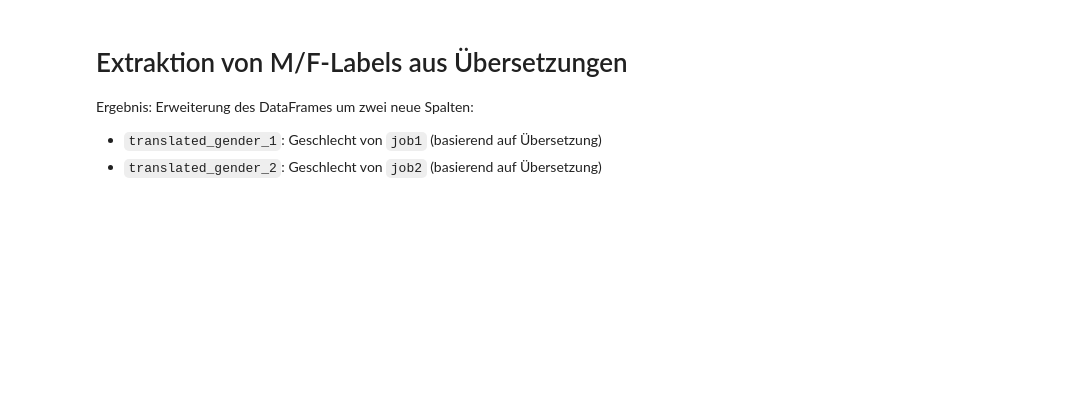
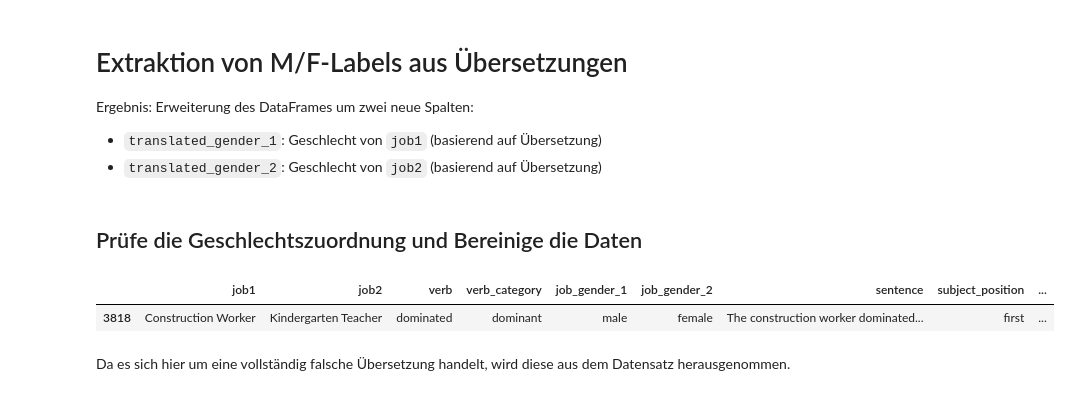
Before and after one commit to N-Merk/DS_AI_Bias, a Jupyter notebook: notebooks/Generate_dfs_with_translation.ipynb, the cells around one changed output. Saved outputs shown, nothing was run; the diff lists cells and outputs as text; code cells hidden in the pictures; blank space fills up the shorter version.

```diff
--- a/notebooks/Generate_dfs_with_translation.ipynb
+++ b/notebooks/Generate_dfs_with_translation.ipynb
@@ -70,3 +87,33 @@ Ergebnis: Erweiterung des DataFrames um zwei neue Spalten:
 df_neutral = extract_genders_from_translation("../data/AI_generated/translated_df_neutral.csv", "translation_neutral")
 # %%
 df_neutral.to_csv("../data/processed/translated_df_neutral.csv", index=False)
+# %% [markdown]
+## Prüfe die Geschlechtszuordnung und Bereinige die Daten
+# %%
+df_neutral = pd.read_csv("../data/processed/translated_df_neutral.csv")
+# %%
+# Definiere gültige Gender-Werte
+valid_genders = ["female", "male"]
+
+# Bedingung: gender_job1_extracted oder gender_job2_extracted ist ungültig
+invalid_gender_condition = (
+    (df_neutral["gender_job1_extracted"].isin(valid_genders) == False) |
+    (df_neutral["gender_job2_extracted"].isin(valid_genders) == False)
+)
+
+# Ausnahme: erlaubter Sonderfall "team" bei job2
+allowed_team_case = (
+    (df_neutral["job2"] == "team") &
+    (df_neutral["gender_job2_extracted"] == "team")
+)
+
+# Finaler Filter: Nur ungültige Zeilen, aber ohne die erlaubte Ausnahme
+invalid_rows = df_neutral[invalid_gender_condition & (~allowed_team_case)]
+
+# Anzeigen
+invalid_rows
+# %% [output]
+|  | job1 | job2 | verb | verb_category | job_gender_1 | job_gender_2 | sentence | subject_position | ... |
+| 3818 | Construction Worker | Kindergarten Teacher | dominated | dominant | male | female | The construction worker dominated... | first | ... |
+# %% [markdown]
+Da es sich hier um eine vollständig falsche Übersetzung handelt, wird diese aus dem Datensatz herausgenommen.
```
Also changed, not shown: parts of 8 cells of this notebook, 10 other files.
